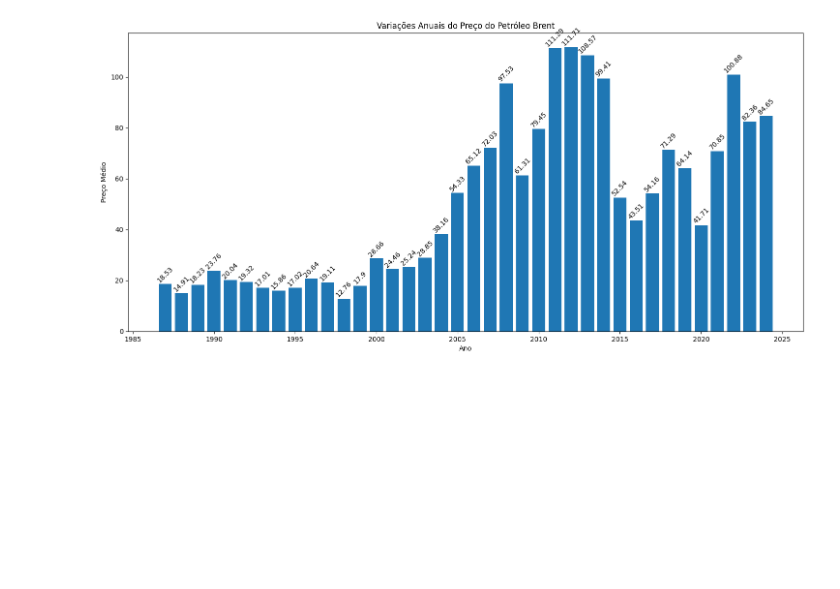
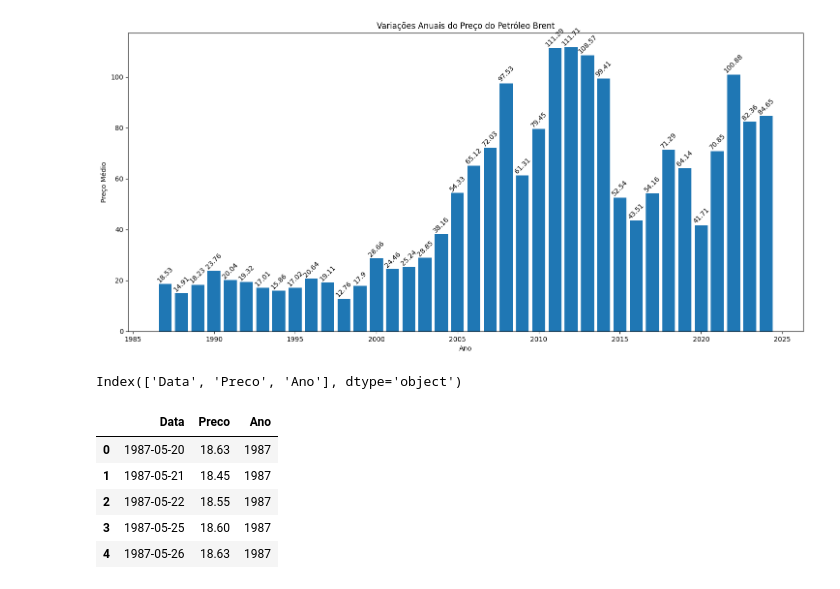
Before and after one commit to icarocarmona/Tech-Challenges-DTAT-Grupo-26, a Jupyter notebook: F4-DATA-VIZ-PRODUCTION-MODELS/AnalisePri.ipynb, the cells around one changed output. Saved outputs shown, nothing was run; the diff lists cells and outputs as text; code cells hidden in the pictures; blank space fills up the shorter version.

```diff
--- a/F4-DATA-VIZ-PRODUCTION-MODELS/AnalisePri.ipynb
+++ b/F4-DATA-VIZ-PRODUCTION-MODELS/AnalisePri.ipynb
@@ -118,3 +118,16 @@ plt.ylabel('Preço Médio')
 plt.show()
 # %% [output]
 [figure]
+# %%
+df.columns
+# %% [output]
+Index(['Data', 'Preco', 'Ano'], dtype='object')
+# %%
+df.head()
+# %% [output]
+|  | Data | Preco | Ano |
+| 0 | 1987-05-20 | 18.63 | 1987 |
+| 1 | 1987-05-21 | 18.45 | 1987 |
+| 2 | 1987-05-22 | 18.55 | 1987 |
+| 3 | 1987-05-25 | 18.60 | 1987 |
+| 4 | 1987-05-26 | 18.63 | 1987 |
```
Also changed, not shown: parts of 8 cells of this notebook.
